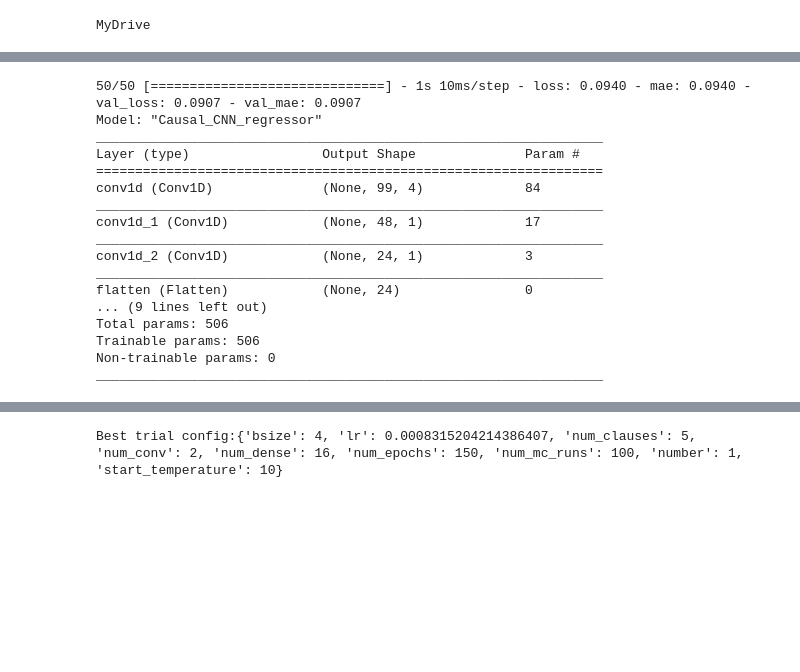
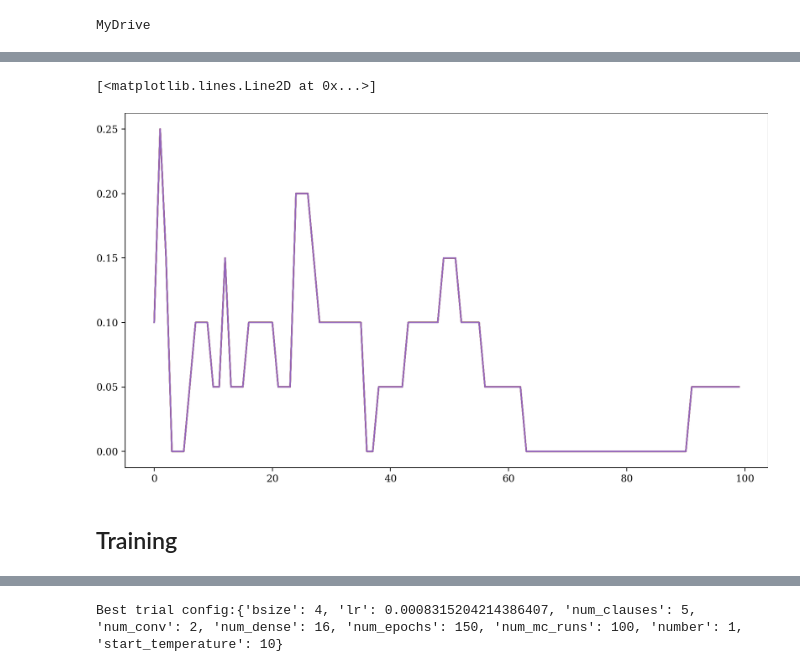
Before and after one commit to b-irsigler/ML_MC, a Jupyter notebook: causal_CNN_regressor_RayTune.ipynb, the cells around one changed output, grey strips where cells are left out. Saved outputs shown, nothing was run; the diff lists cells and outputs as text; code cells hidden in the pictures; blank space fills up the shorter version.

```diff
--- a/causal_CNN_regressor_RayTune.ipynb
+++ b/causal_CNN_regressor_RayTune.ipynb
@@ -79,3 +41,22 @@ Successfully installed ray-1.7.1 redis-3.5.3 tensorboardX-2.4
+# %%
+import tensorflow as tf
+from tensorflow import keras
+import numpy as np
+import matplotlib as mpl
+import matplotlib.pyplot as plt
+plt.rc('text', usetex=False)
+plt.rc('font', family='serif')
+mpl.rcParams['savefig.pad_inches'] = 0
+mpl.rcParams['figure.dpi']= 200
+
+
+# figsize
+hor = 0.8
+sc  = 1 # 0.5
+plt.rcParams['figure.figsize'] = [sc*11.69,sc*8.27*hor]
+prop_cycle = plt.rcParams['axes.prop_cycle']
+
+from sklearn.model_selection import train_test_split
 # %%
 from ray import tune
 from ray.tune import JupyterNotebookReporter # CLIReporter
@@ -215,3 +361,15 @@ class CausalCNNRegressor:
+# %%
+idx = 9
+plt.plot(regressor.X_train[0][:,idx])
+plt.plot(tf.transpose(regressor.X_train[0], [1, 0])[idx])
+plt.plot(tf.transpose(regressor.X_train[0:2], [0,2,1])[0,idx])
+plt.plot(tf.reshape(tf.transpose(regressor.X_train[0:2], [0,2,1]),(2*10,-1))[idx]);
+plt.plot(np.reshape(np.transpose(regressor.X_train[0:2], [0,2,1]),(2*10,-1))[idx]);
+# %% [output]
+[<matplotlib.lines.Line2D at 0x...>]
+[figure, added]
+# %% [markdown]
+## Training
 # %%
 # for Ray Tune to work the "Training" function argument should be a dictionary of variables,
 # and, return nothing
@@ -227,25 +388,8 @@ def regression(d):#num_clauses, num_mc_runs, start_temperature, number,
 # %%
-regressor = CausalCNNRegressor()
-regressor.load(5, 100, 10, 1)
-regressor.build_model(1e-3, 2, 16)
-regressor.training(1)
-regressor.model.summary()
+# Test
+# regressor = CausalCNNRegressor()
+# regressor.load(5, 100, 10, 1)
+# regressor.build_model(1e-3, 2, 16)
+# regressor.training(1)
+# regressor.model.summary()
-# %% [output]
-50/50 [==============================] - 1s 10ms/step - loss: 0.0940 - mae: 0.0940 - val_loss: 0.0907 - val_mae: 0.0907
-Model: "Causal_CNN_regressor"
-_________________________________________________________________
-Layer (type)                 Output Shape              Param #
-=================================================================
-conv1d (Conv1D)              (None, 99, 4)             84
-_________________________________________________________________
-conv1d_1 (Conv1D)            (None, 48, 1)             17
-_________________________________________________________________
-conv1d_2 (Conv1D)            (None, 24, 1)             3
-_________________________________________________________________
-flatten (Flatten)            (None, 24)                0
-... (9 lines left out)
-Total params: 506
-Trainable params: 506
-Non-trainable params: 0
-_________________________________________________________________
 # %%
```
Also changed, not shown: parts of 45 cells of this notebook.
